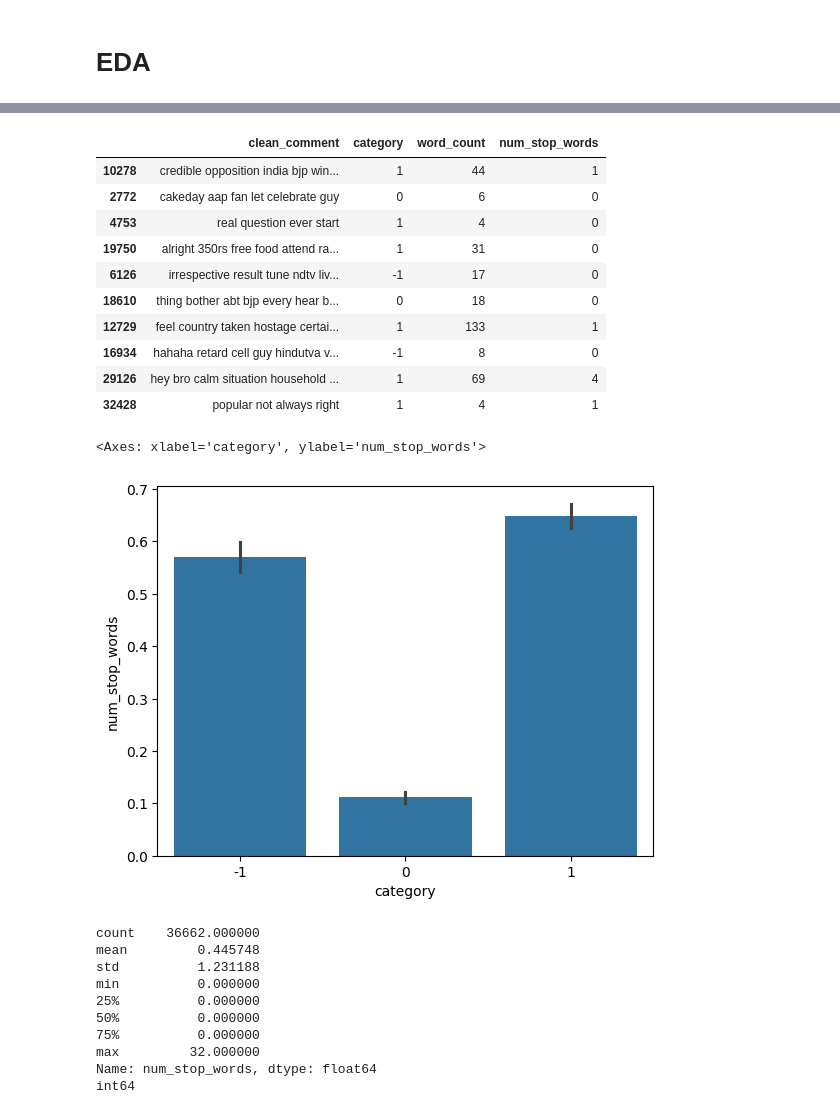
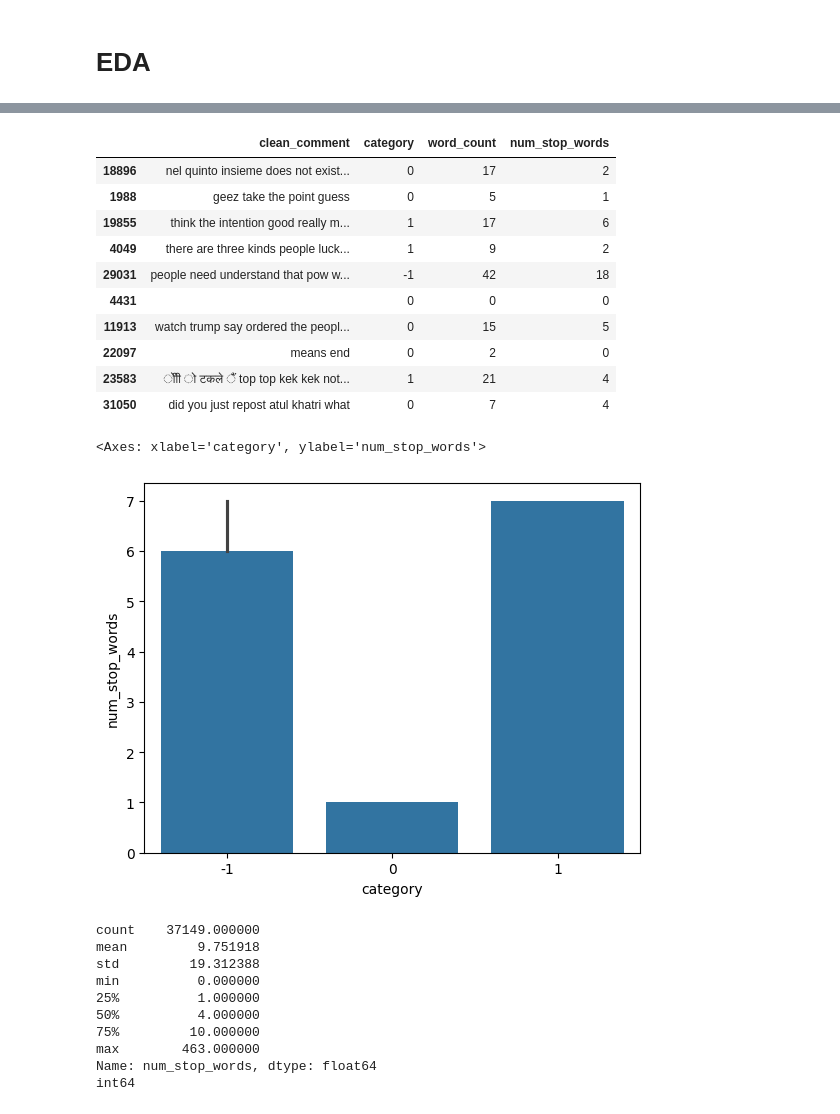
Before and after one commit to mohitrohda/YT_Comment_Sentimental_Analysis-ongoing-, a Jupyter notebook: YT_sentimental_analysis.ipynb, the cells around one changed output, grey strips where cells are left out. Drawn from its saved outputs; the diff is of its cells as text; code cells hidden in the pictures.

```diff
--- a/YT_sentimental_analysis.ipynb
+++ b/YT_sentimental_analysis.ipynb
@@ -4,7 +4,7 @@
 import pandas as pd
 import numpy as np
 # %%
-df = pd.read_csv('reddit_preprocessing.csv')
+df = pd.read_csv('https://raw.githubusercontent.com/Himanshu-1703/reddit-sentiment-analysis/refs/heads/main/data/reddit.csv')
 df.head()
 # %% [output]
 |  | clean_comment | category |
@@ -287,34 +287,34 @@ plt.show()
 df.sample(10)
 # %% [output]
 |  | clean_comment | category | word_count | num_stop_words |
-| 10278 | credible opposition india bjp win... | 1 | 44 | 1 |
-| 2772 | cakeday aap fan let celebrate guy | 0 | 6 | 0 |
-| 4753 | real question ever start | 1 | 4 | 0 |
-| 19750 | alright 350rs free food attend ra... | 1 | 31 | 0 |
-| 6126 | irrespective result tune ndtv liv... | -1 | 17 | 0 |
-| 18610 | thing bother abt bjp every hear b... | 0 | 18 | 0 |
-| 12729 | feel country taken hostage certai... | 1 | 133 | 1 |
-| 16934 | hahaha retard cell guy hindutva v... | -1 | 8 | 0 |
-| 29126 | hey bro calm situation household ... | 1 | 69 | 4 |
-| 32428 | popular not always right | 1 | 4 | 1 |
+| 18896 | nel quinto insieme does not exist... | 0 | 17 | 2 |
+| 1988 | geez take the point guess | 0 | 5 | 1 |
+| 19855 | think the intention good really m... | 1 | 17 | 6 |
+| 4049 | there are three kinds people luck... | 1 | 9 | 2 |
+| 29031 | people need understand that pow w... | -1 | 42 | 18 |
+| 4431 |  | 0 | 0 | 0 |
+| 11913 | watch trump say ordered the peopl... | 0 | 15 | 5 |
+| 22097 | means end | 0 | 2 | 0 |
+| 23583 | ोीी ो टकले ैं top top kek kek not... | 1 | 21 | 4 |
+| 31050 | did you just repost atul khatri what | 0 | 7 | 4 |
 # %%
 # median word counts among sentiments
 
-sns.barplot(df,x='category',y='num_stop_words',estimator='mean')
+sns.barplot(df,x='category',y='num_stop_words',estimator='median')
 # %% [output]
 <Axes: xlabel='category', ylabel='num_stop_words'>
-[figure, old version]
+[figure, new version]
 # %%
 print(df['num_stop_words'].describe())
 print(df['num_stop_words'].dtype)
 # %% [output]
-count    36662.000000
-mean         0.445748
-std          1.231188
+count    37149.000000
+mean         9.751918
+std         19.312388
 min          0.000000
-25%          0.000000
-50%          0.000000
-75%          0.000000
-max         32.000000
+25%          1.000000
+50%          4.000000
+75%         10.000000
+max        463.000000
 Name: num_stop_words, dtype: float64
 int64
```
Also changed, not shown: parts of 24 cells of this notebook, 1 other file.
